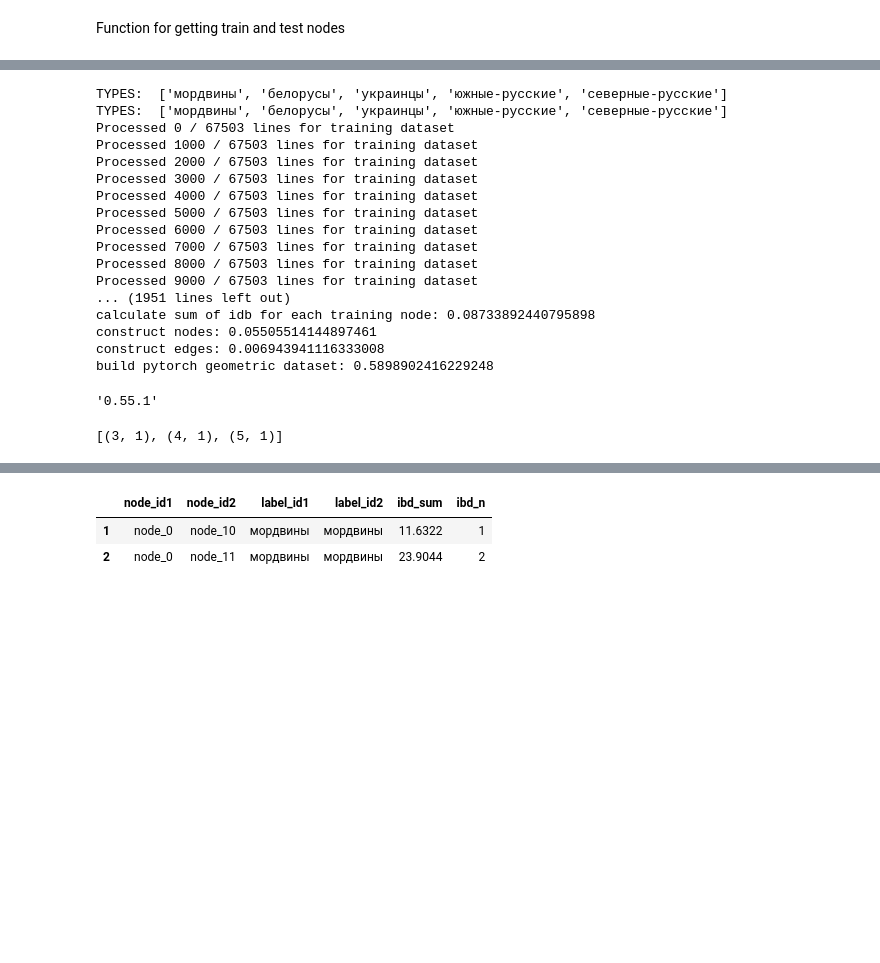
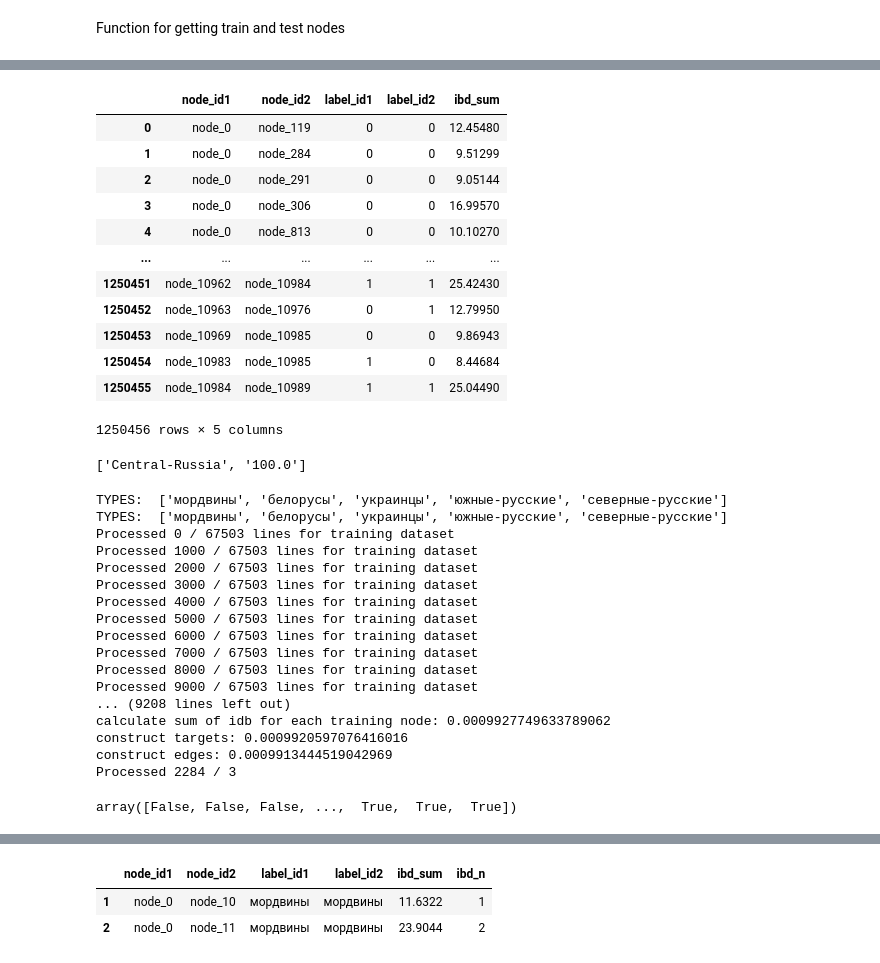
Before and after one commit to alexeyshmelev/genotek-nationality-analysis, a Jupyter notebook: genotek.ipynb, the cells around one changed output, grey strips where cells are left out. Cells and saved outputs as stored; diff of their text form; code cells hidden in the pictures; blank space fills up the shorter version.

```diff
--- a/genotek.ipynb
+++ b/genotek.ipynb
@@ -933,0 +1347,2 @@ def construct_edges(df_for_testing):
+# %%
+metis_df = parse_metis_file_to_dataframe('CR_Jews_graph_weights_labels.csv')
@@ -934,6 +1367,27 @@ def construct_edges(df_for_testing):
+# %%
+metis_df
+# %% [output]
+|  | node_id1 | node_id2 | label_id1 | label_id2 | ibd_sum |
+| 0 | node_0 | node_119 | 0 | 0 | 12.45480 |
+| 1 | node_0 | node_284 | 0 | 0 | 9.51299 |
+| 2 | node_0 | node_291 | 0 | 0 | 9.05144 |
+| 3 | node_0 | node_306 | 0 | 0 | 16.99570 |
+| 4 | node_0 | node_813 | 0 | 0 | 10.10270 |
+| ... | ... | ... | ... | ... | ... |
+| 1250451 | node_10962 | node_10984 | 1 | 1 | 25.42430 |
+| 1250452 | node_10963 | node_10976 | 0 | 1 | 12.79950 |
+| 1250453 | node_10969 | node_10985 | 0 | 0 | 9.86943 |
+| 1250454 | node_10983 | node_10985 | 1 | 0 | 8.44684 |
+| 1250455 | node_10984 | node_10989 | 1 | 1 | 25.04490 |
+1250456 rows × 5 columns
+# %%
+a = "[{'Central-Russia': 100.0}]".replace('[', '').replace(']', '').replace('{', '').replace('}', '').replace("'", '').split(": ")
+a
+# %% [output]
+['Central-Russia', '100.0']
 # %%
-tr, ts, nks = get_train_test_nodes(df, 0.9)
-data, test_graphs = make_train_test_dataset(df, tr, ts, nks)
+tr, ts, nks, mask_array = get_train_test_nodes(df, 0.2, mask_coeff=0.0, NC=False) # to-do: 70:30 split ration because kenenbek did it this way
+data, test_graphs, types = make_train_test_dataset(df, tr, ts, nks, mask_array)
 # %% [output]
 TYPES:  ['мордвины', 'белорусы', 'украинцы', 'южные-русские', 'северные-русские']
 TYPES:  ['мордвины', 'белорусы', 'украинцы', 'южные-русские', 'северные-русские']
@@ -947,29 +1401,12 @@ Processed 6000 / 67503 lines for training dataset
 Processed 7000 / 67503 lines for training dataset
 Processed 8000 / 67503 lines for training dataset
 Processed 9000 / 67503 lines for training dataset
-... (1951 lines left out)
-calculate sum of idb for each training node: 0.08733892440795898
-construct nodes: 0.05505514144897461
-construct edges: 0.006943941116333008
-build pytorch geometric dataset: 0.5898902416229248
+... (9208 lines left out)
+calculate sum of idb for each training node: 0.0009927749633789062
+construct targets: 0.0009920597076416016
+construct edges: 0.0009913444519042969
+Processed 2284 / 3
-# %%
-import numba
-numba.__version__
-# %% [output]
-'0.55.1'
-# %%
-from numba import njit
-
-@njit
-def foo(x):
-    a = []
-    for i in x:
-        a.append((i, 1))
-
-#     a = list(np.array(a))
-#     a[0] = a.index(5)
-    return a
-
-foo(np.array([3, 4, 5]))
-# %% [output]
-[(3, 1), (4, 1), (5, 1)]
+# %%
+np.array(mask_array)
+# %% [output]
+array([False, False, False, ...,  True,  True,  True])
```
Also changed, not shown: parts of 52 cells of this notebook.
